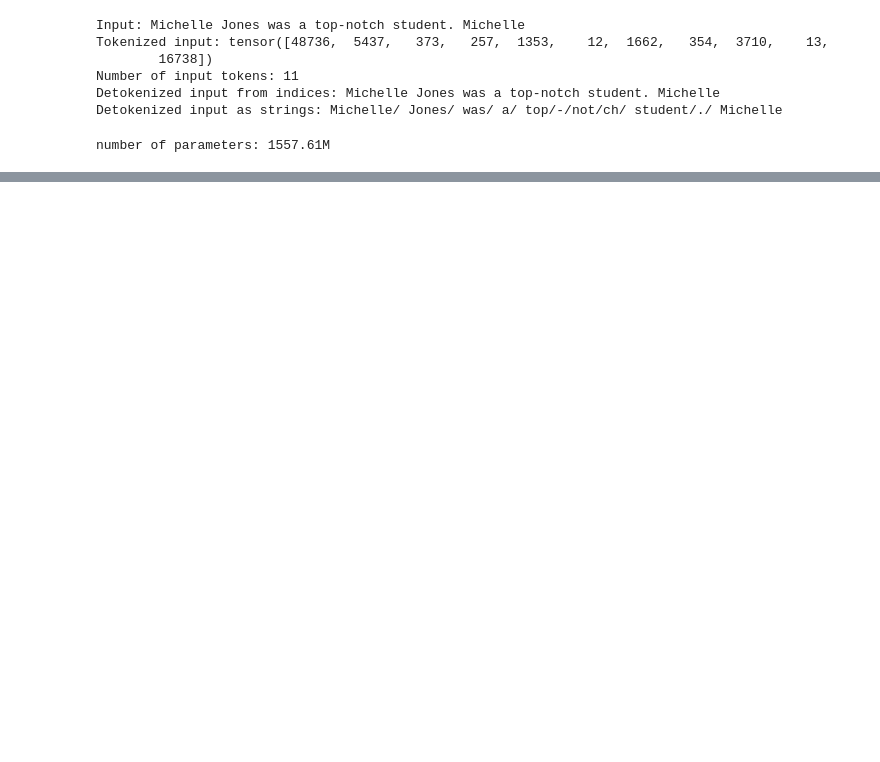
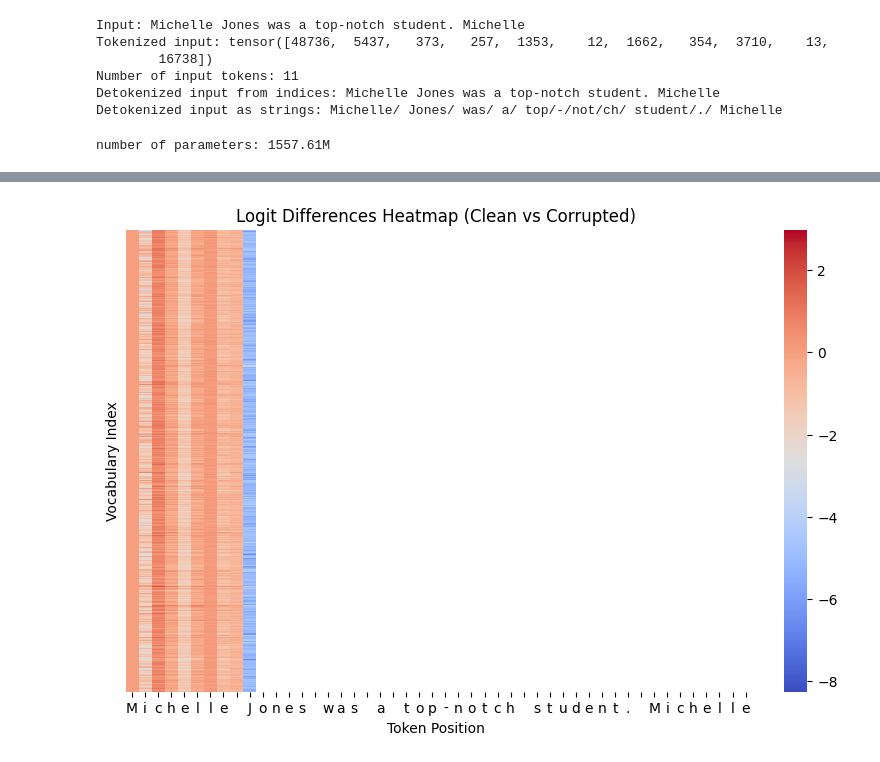
Before and after one commit to aed6-ua/minGPT, a Jupyter notebook: assignment.ipynb, the cells around one changed output, grey strips where cells are left out. Saved outputs shown, nothing was run; the diff lists cells and outputs as text; code cells hidden in the pictures; blank space fills up the shorter version.

Commit message:
heatmap

```diff
--- a/assignment.ipynb
+++ b/assignment.ipynb
@@ -97,0 +101,86 @@ Michelle Smith was a top-notch student. Michelle's grades were better than her h
+# %%
+import torch
+from mingpt.model import GPT
+from mingpt.utils import set_seed
+from mingpt.bpe import BPETokenizer
+import matplotlib.pyplot as plt
+import seaborn as sns
+
+# Load GPT-2 model and tokenizer
+device = torch.device("cuda" if torch.cuda.is_available() else "cpu")
+tokenizer = BPETokenizer()
+model = GPT.from_pretrained('gpt2')
+model.eval()
+
+# Define clean and corrupted texts
+clean_text = "Michelle Jones was a top-notch student. Michelle"
+corrupted_text = "Michelle Smith was a top-notch student. Michelle"
+
+def get_token_logits(text):
+    # Tokenize the text using BPETokenizer
+    inputs = tokenizer(text)  # Get a list of token IDs
+
+    input_ids = torch.tensor(inputs).unsqueeze(0).to(device)  # Convert list to tensor, add batch dimension, and move to device
+
+    with torch.no_grad():
+        outputs = model.forward(input_ids[0])  # Get logits from the model
+
+    # The output is likely a tuple, so we need to unpack it
+    logits = outputs[0]  # The logits are typically the first element in the tuple
+
+    logits = logits[0, :-1, :]  # Extract logits for all tokens except the last one
+    return logits, input_ids[0]
+
+
+
+# Get logits for clean and corrupted inputs
+clean_logits, clean_ids = get_token_logits(clean_text)
+corrupted_logits, corrupted_ids = get_token_logits(corrupted_text)
+
+print("Clean logics shape:", clean_logits.shape)
+
+print("Clean IDs shape:", clean_ids.shape)
+
+
+# Convert logits to probabilities
+def get_token_probabilities(logits, token_ids):
+    # Apply softmax to convert logits to probabilities
+    probs = torch.nn.functional.softmax(logits, dim=-1)
+    print("Shape for probs:", probs.shape)
+    print("Shape for token_ids:", token_ids.shape)
+
+    # Fix token_ids to match the sequence length of logits (10 tokens, not 11)
+    token_ids = token_ids.squeeze(0)  # Remove the batch dimension (shape becomes [11])
+
+    # Remove the first token, which is often padding or a special token
+    token_ids = token_ids[1:]  # Now token_ids has shape [10], matching the sequence length of probs
+
+    # Gather probabilities for the specific tokens in the sequence
+    token_probs = torch.gather(probs, dim=-1, index=token_ids.unsqueeze(-1))  # Skip the first token
+    return token_probs.cpu().numpy()
+
+clean_probs = get_token_probabilities(clean_logits, clean_ids)
+corrupted_probs = get_token_probabilities(corrupted_logits, corrupted_ids)
+
+# Compute logit differences
+logit_diff = (clean_logits - corrupted_logits).cpu().numpy()
+prob_diff = (clean_probs - corrupted_probs)
+
+logit_diff = torch.tensor(logit_diff)
+prob_diff = torch.tensor(prob_diff)
+
+
+
+# Visualize the results
+plt.figure(figsize=(10, 6))
+sns.heatmap(logit_diff.squeeze(0).T, cmap="coolwarm", annot=False, xticklabels=tokenizer.decode(clean_ids[0]), yticklabels=False)
+plt.title("Logit Differences Heatmap (Clean vs Corrupted)")
+plt.xlabel("Token Position")
+plt.ylabel("Vocabulary Index")
+plt.show()
+
+# Print analysis results for token probabilities
+for i, (clean, corrupt, diff) in enumerate(zip(clean_probs, corrupted_probs, prob_diff)):
+    token = tokenizer.decode(clean_ids[0][i])
+    print(f"Token: {token} | Clean Prob: {clean:.4f} | Corrupt Prob: {corrupt:.4f} | Diff: {diff:.4f}")
+# %% [output]
@@ -97,0 +194 @@ Michelle Smith was a top-notch student. Michelle's grades were better than her h
+[figure, added]
```
Also changed, not shown: parts of 4 cells of this notebook.
